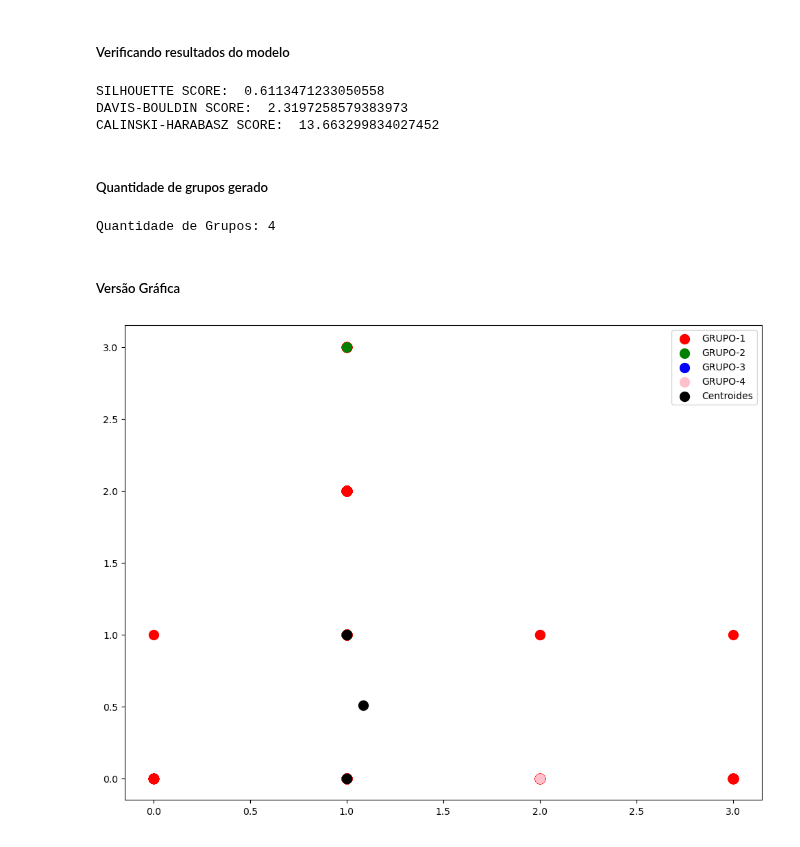
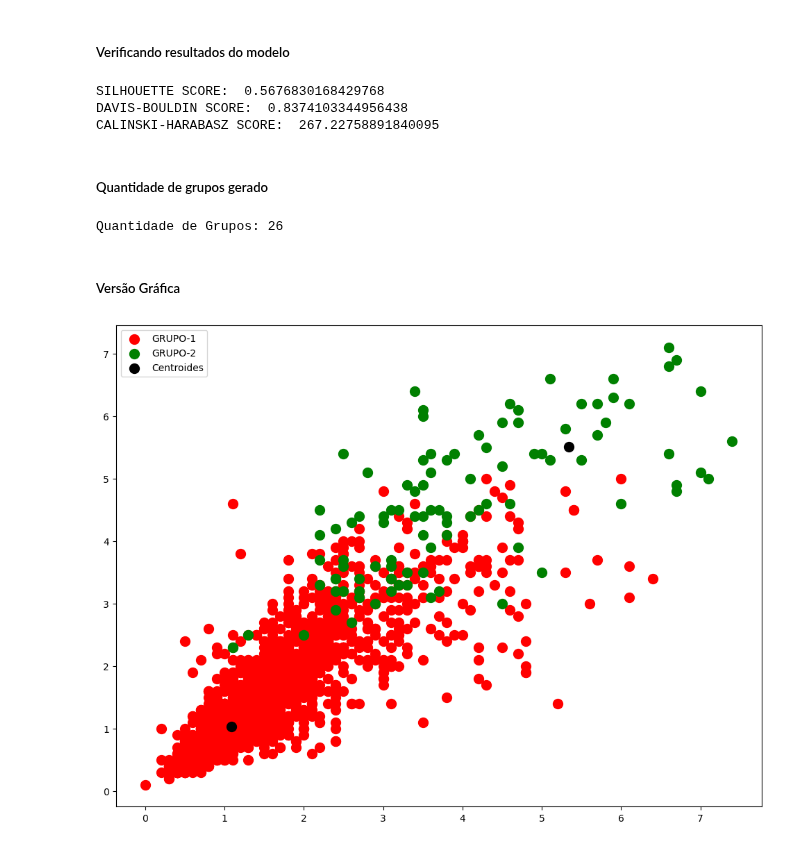
Before and after one commit to igorssant/TCC-Comparacao-de-Modelos-de-ML-nao-Supervisionados, a Jupyter notebook: src/meanshift.ipynb, the cells around one changed output. Drawn from its saved outputs; the diff is of its cells as text; code cells hidden in the pictures.

Commit message:
feat: refatoracao do meanshift completa

```diff
--- a/src/meanshift.ipynb
+++ b/src/meanshift.ipynb
@@ -329,0 +341,3 @@ X_train, X_test = train_test_split(df_creatinina_sem_nulos, test_size = 0.3, ran
+# %%
+novo_df_creatinina_tratado = preencher_valores_faltantes_linha(novo_df_creatinina_tratado)
+novo_df_creatinina_tratado.head(10)
@@ -329,0 +382,3 @@ X_train, X_test = train_test_split(df_creatinina_sem_nulos, test_size = 0.3, ran
+# %%
+novo_df_creatinina_tratado = novo_df_creatinina_tratado.dropna(axis = 0)
+novo_df_creatinina_tratado.isna().sum().sum()
@@ -331,20 +390,20 @@ X_train, X_test = train_test_split(df_creatinina_sem_nulos, test_size = 0.3, ran
 quantis_escolhidos = [0.2, 0.25, 0.3, 0.4, 0.5, 0.6]
 
 for quantil in quantis_escolhidos:
-    bandwidth = estimate_bandwidth(X = X_test, quantile = quantil, random_state = 42, n_jobs = -1)
+    bandwidth = estimate_bandwidth(X = novo_df_creatinina_tratado, quantile = quantil, random_state = 42, n_jobs = -1)
     meanshift = Meanshift(bandwidth = bandwidth,
                           nro_max_iteracoes = 1200,
                           nro_threads = -1)
-    meanshift.fit(X_train)
-    y_creatinina = meanshift.predict(X_test)
+    meanshift.fit(novo_df_creatinina_tratado)
+    y_creatinina = meanshift.predict(novo_df_creatinina_tratado)
 
     silhouette = []
 
     for metrica in ["cityblock", "cosine", "euclidean", "l1", "l2", "manhattan"]:
-        silhouette.append(silhouette_score(X_test, y_creatinina, metric = metrica))
+        silhouette.append(silhouette_score(novo_df_creatinina_tratado, y_creatinina, metric = metrica))
 
-    davies_bouldin = davies_bouldin_score(X_test, y_creatinina)
-    calinski = calinski_harabasz_score(X_test, y_creatinina)
+    davies_bouldin = davies_bouldin_score(novo_df_creatinina_tratado, y_creatinina)
+    calinski = calinski_harabasz_score(novo_df_creatinina_tratado, y_creatinina)
 
     print(f"PARA O QUANTIL < {quantil} > OS RESULTADOS SÃO:", end = "\n")
     print("=" * 20)
@@ -646,7 +694,8 @@ X_train, X_test = train_test_split(df_creatinina_sem_nulos, test_size = 0.3, ran
 # %%
-bandwidth = estimate_bandwidth(X = df_perfil_hepatico,
+bandwidth = estimate_bandwidth(X = novo_df_creatinina_tratado,
                                quantile = hiperparametros_meanshift.getQuantil(),
-                               random_state = hiperparametros_meanshift.getSemente_randomica())
+                               random_state = hiperparametros_meanshift.getSemente_randomica(),
+                               n_jobs = -1)
 
 meanshift_creatinina = Meanshift(bandwidth = bandwidth,
                                  usar_versao_discreta_pontos = hiperparametros_meanshift.getUsar_versao_discreta_pontos(),
@@ -655,44 +704,42 @@ meanshift_creatinina = Meanshift(bandwidth = bandwidth,
                                  nro_threads = hiperparametros_meanshift.getNro_threads(),
                                  nro_max_iteracoes = hiperparametros_meanshift.getNro_max_iteracoes())
 
-meanshift_creatinina.fit(X_train)
-y_creatinina = meanshift_creatinina.predict(X_test)
+meanshift_creatinina.fit(novo_df_creatinina_tratado)
+y_creatinina = meanshift_creatinina.predict(novo_df_creatinina_tratado)
 # %% [markdown]
 ##### Verificando resultados do modelo
 # %%
 if len(np.unique(meanshift_creatinina.getLabels())) > 1:
-    silhouette = silhouette_score(X_test, y_creatinina, metric = "cityblock")
-    davies_bouldin = davies_bouldin_score(X_test, y_creatinina)
-    calinski = calinski_harabasz_score(X_test, y_creatinina)
+    silhouette = silhouette_score(novo_df_creatinina_tratado, y_creatinina, metric = "cityblock")
+    davies_bouldin = davies_bouldin_score(novo_df_creatinina_tratado, y_creatinina)
+    calinski = calinski_harabasz_score(novo_df_creatinina_tratado, y_creatinina)
 
     print("SILHOUETTE SCORE: ", silhouette, end = "\n")
     print("DAVIS-BOULDIN SCORE: ", davies_bouldin, end = "\n")
     print("CALINSKI-HARABASZ SCORE: ", calinski, end = "\n")
 # %% [output]
-SILHOUETTE SCORE:  0.6113471233050558
-DAVIS-BOULDIN SCORE:  2.3197258579383973
-CALINSKI-HARABASZ SCORE:  13.663299834027452
+SILHOUETTE SCORE:  0.5676830168429768
+DAVIS-BOULDIN SCORE:  0.8374103344956438
+CALINSKI-HARABASZ SCORE:  267.22758891840095
 # %% [markdown]
 ##### Quantidade de grupos gerado
 # %%
-print("Quantidade de Grupos:", len(np.unique(y_dieta_grupos)))
+print("Quantidade de Grupos:", len(np.unique(y_creatinina)))
 # %% [output]
-Quantidade de Grupos: 4
+Quantidade de Grupos: 26
 # %% [markdown]
 ##### Versão Gráfica
 # %%
 plt.figure(figsize = (12, 9))
 
 ### OS PONTOS GERAIS
-plt.scatter(df_dieta_grupos.values[y_dieta_grupos == 0, 0], df_dieta_grupos.values[y_dieta_grupos == 0, 1], s = 100, c = "red", label = "GRUPO-1")
-plt.scatter(df_dieta_grupos.values[y_dieta_grupos == 1, 0], df_dieta_grupos.values[y_dieta_grupos == 1, 1], s = 100, c = "green", label = "GRUPO-2")
-plt.scatter(df_dieta_grupos.values[y_dieta_grupos == 2, 0], df_dieta_grupos.values[y_dieta_grupos == 2, 1], s = 100, c = "blue", label = "GRUPO-3")
-plt.scatter(df_dieta_grupos.values[y_dieta_grupos == 3, 0], df_dieta_grupos.values[y_dieta_grupos == 3, 1], s = 100, c = "pink", label = "GRUPO-4")
+plt.scatter(novo_df_creatinina_tratado.values[y_creatinina == 0, 0], novo_df_creatinina_tratado.values[y_creatinina == 0, 1], s = 100, c = "red", label = "GRUPO-1")
+plt.scatter(novo_df_creatinina_tratado.values[y_creatinina == 1, 0], novo_df_creatinina_tratado.values[y_creatinina == 1, 1], s = 100, c = "green", label = "GRUPO-2")
 
 ### OS CENTROIDES
-plt.scatter(meanshift_dieta_grupos.getCentroides()[:, 0], meanshift_dieta_grupos.getCentroides()[:, 1], s = 100, c = "black", label = "Centroides")
+plt.scatter(meanshift_creatinina.getCentroides()[0:2, 0], meanshift_creatinina.getCentroides()[0:2, 1], s = 100, c = "black", label = "Centroides")
 
 plt.legend()
 plt.show()
 # %% [output]
-[figure, old version]
+[figure, new version]
```
Also changed, not shown: parts of 23 cells of this notebook, 2 other files.
